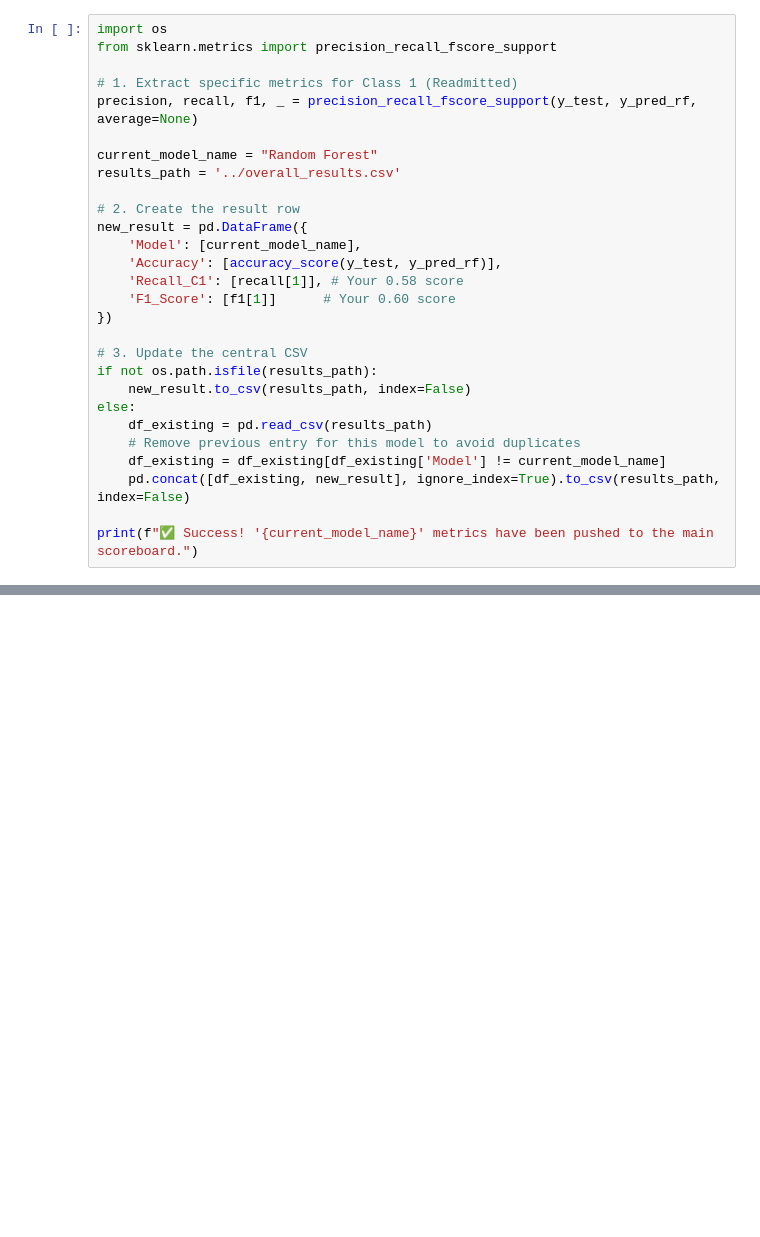
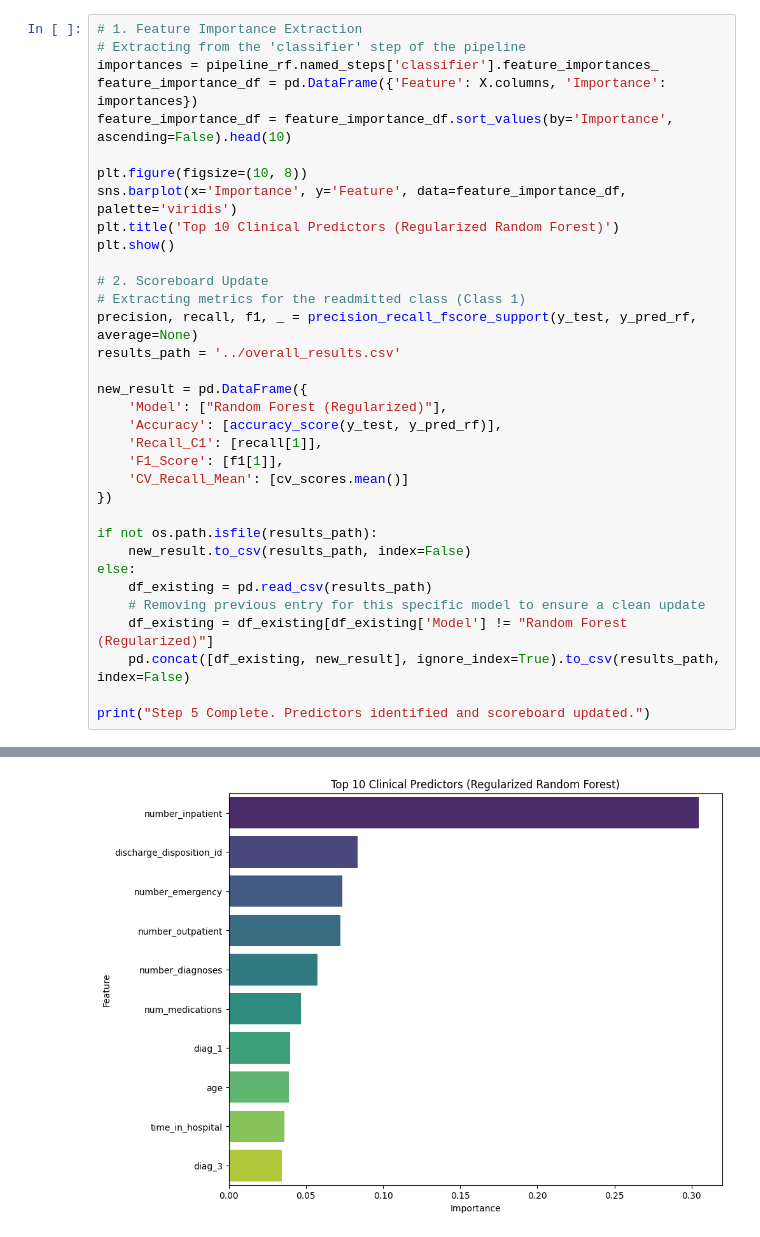
Before and after one commit to Dksh9/Diabetic-Readmission-ML-Manish, a Jupyter notebook: randomForest/randomForest.ipynb, the cells around one changed output, grey strips where cells are left out. Saved outputs shown, nothing was run; the diff lists cells and outputs as text; blank space fills up the shorter version.

Commit message:
Final Implementation: Added FastAPI backend, Streamlit UI, and Regularized RF Artifact

```diff
--- a/randomForest/randomForest.ipynb
+++ b/randomForest/randomForest.ipynb
@@ -153,29 +144,35 @@ The 'Forest' has spoken. The most critical feature is: number_inpatient
 # %%
-import os
-from sklearn.metrics import precision_recall_fscore_support
+# 1. Feature Importance Extraction
+# Extracting from the 'classifier' step of the pipeline
+importances = pipeline_rf.named_steps['classifier'].feature_importances_
+feature_importance_df = pd.DataFrame({'Feature': X.columns, 'Importance': importances})
+feature_importance_df = feature_importance_df.sort_values(by='Importance', ascending=False).head(10)
 
-# 1. Extract specific metrics for Class 1 (Readmitted)
+plt.figure(figsize=(10, 8))
+sns.barplot(x='Importance', y='Feature', data=feature_importance_df, palette='viridis')
+plt.title('Top 10 Clinical Predictors (Regularized Random Forest)')
+plt.show()
+
+# 2. Scoreboard Update
+# Extracting metrics for the readmitted class (Class 1)
 precision, recall, f1, _ = precision_recall_fscore_support(y_test, y_pred_rf, average=None)
-
-current_model_name = "Random Forest"
 results_path = '../overall_results.csv'
 
-# 2. Create the result row
 new_result = pd.DataFrame({
-    'Model': [current_model_name],
+    'Model': ["Random Forest (Regularized)"],
     'Accuracy': [accuracy_score(y_test, y_pred_rf)],
-    'Recall_C1': [recall[1]], # Your 0.58 score
-    'F1_Score': [f1[1]]      # Your 0.60 score
+    'Recall_C1': [recall[1]],
+    'F1_Score': [f1[1]],
+    'CV_Recall_Mean': [cv_scores.mean()]
 })
 
-# 3. Update the central CSV
 if not os.path.isfile(results_path):
     new_result.to_csv(results_path, index=False)
 else:
     df_existing = pd.read_csv(results_path)
-    # Remove previous entry for this model to avoid duplicates
-    df_existing = df_existing[df_existing['Model'] != current_model_name]
+    # Removing previous entry for this specific model to ensure a clean update
+    df_existing = df_existing[df_existing['Model'] != "Random Forest (Regularized)"]
     pd.concat([df_existing, new_result], ignore_index=True).to_csv(results_path, index=False)
 
-print(f"✅ Success! '{current_model_name}' metrics have been pushed to the main scoreboard.")
+print("Step 5 Complete. Predictors identified and scoreboard updated.")
 # %% [output]
@@ -182,0 +182 @@ print(f"✅ Success! '{current_model_name}' metrics have been pushed to the main
+[figure, added]
```
Also changed, not shown: parts of 12 cells of this notebook, 20 other files.
